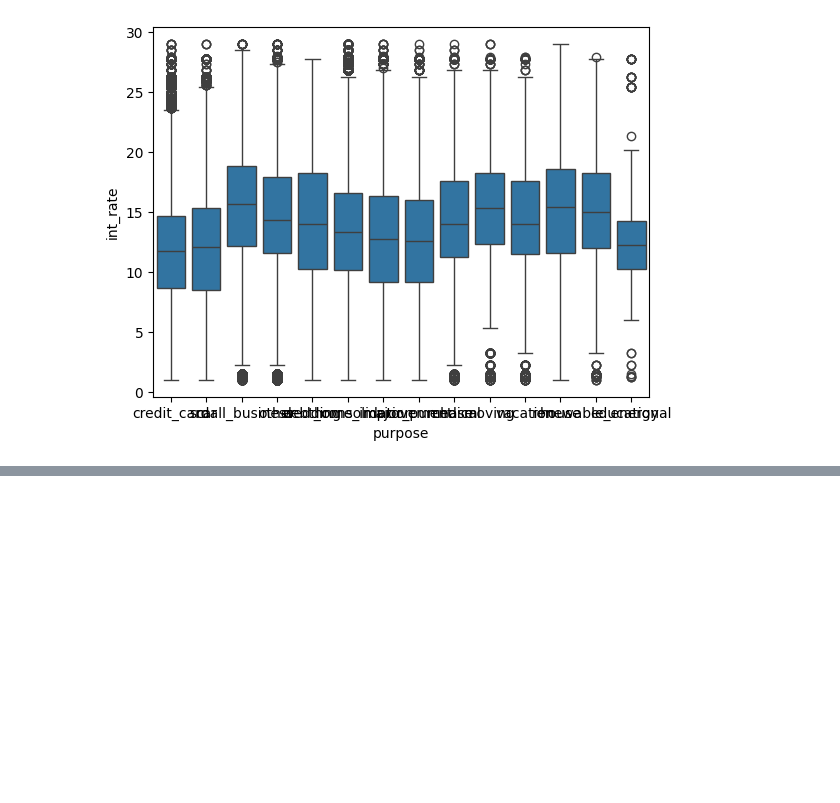
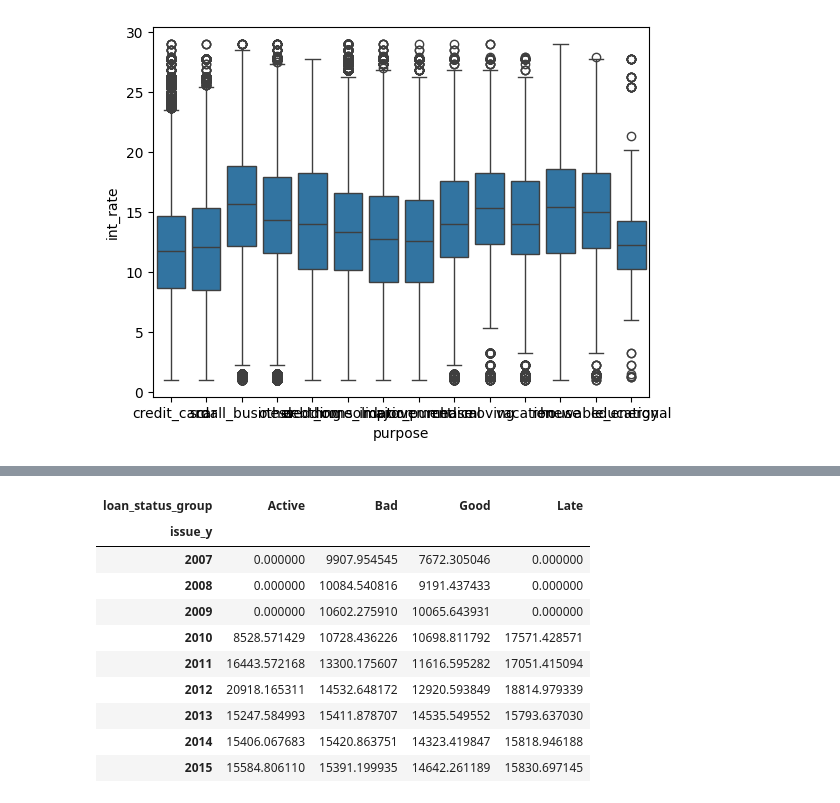
Before and after one commit to yuhueoeo/Beajar_DS, a Jupyter notebook: FS_Customer_Loan.ipynb, the cells around one changed output, grey strips where cells are left out. Drawn from its saved outputs; the diff is of its cells as text; code cells hidden in the pictures; blank space fills up the shorter version.

```diff
--- a/FS_Customer_Loan.ipynb
+++ b/FS_Customer_Loan.ipynb
@@ -595,0 +692,14 @@ sns.boxplot(x='purpose', y='int_rate', data=df_2)
+# %%
+df_2.groupby([ 'issue_y','loan_status_group'])['loan_amnt'].mean().unstack(fill_value=0)
+# %% [output]
+| loan_status_group | Active | Bad | Good | Late |
+| issue_y |  |  |  |  |
+| 2007 | 0.000000 | 9907.954545 | 7672.305046 | 0.000000 |
+| 2008 | 0.000000 | 10084.540816 | 9191.437433 | 0.000000 |
+| 2009 | 0.000000 | 10602.275910 | 10065.643931 | 0.000000 |
+| 2010 | 8528.571429 | 10728.436226 | 10698.811792 | 17571.428571 |
+| 2011 | 16443.572168 | 13300.175607 | 11616.595282 | 17051.415094 |
+| 2012 | 20918.165311 | 14532.648172 | 12920.593849 | 18814.979339 |
+| 2013 | 15247.584993 | 15411.878707 | 14535.549552 | 15793.637030 |
+| 2014 | 15406.067683 | 15420.863751 | 14323.419847 | 15818.946188 |
+| 2015 | 15584.806110 | 15391.199935 | 14642.261189 | 15830.697145 |
```
Also changed, not shown: parts of 6 cells of this notebook.
